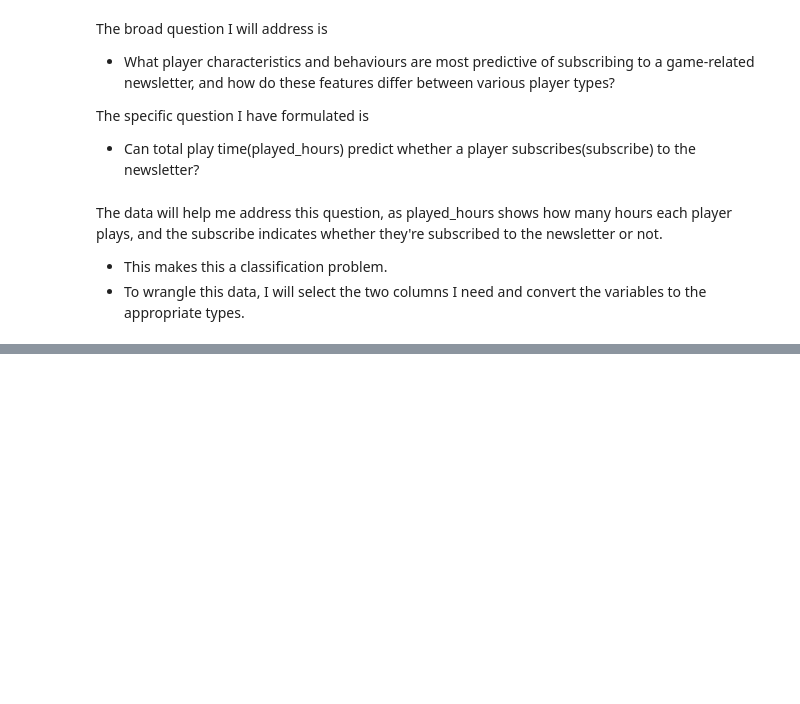
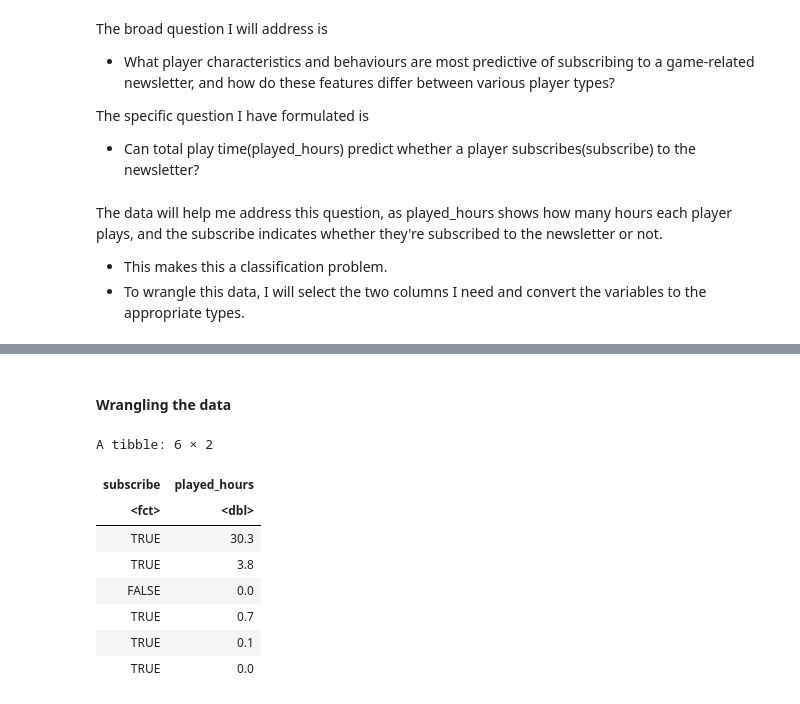
Before and after one commit to jeyacheema/project_planning_individual, a Jupyter notebook: project_planning.ipynb, the cells around one changed output, grey strips where cells are left out. Drawn from its saved outputs; the diff is of its cells as text; code cells hidden in the pictures; blank space fills up the shorter version.

```diff
--- a/project_planning.ipynb
+++ b/project_planning.ipynb
@@ -178,0 +205,17 @@ The data will help me address this question, as played_hours shows how many hour
+# %% [markdown]
+#### Wrangling the data
+# %%
+players_wrangle<-players_data|>
+select(subscribe, played_hours)|>
+mutate(subscribe=as.factor(subscribe))
+head(players_wrangle)
+# %% [output]
+A tibble: 6 × 2
+| subscribe | played_hours |
+| <fct> | <dbl> |
+| TRUE | 30.3 |
+| TRUE | 3.8 |
+| FALSE | 0.0 |
+| TRUE | 0.7 |
+| TRUE | 0.1 |
+| TRUE | 0.0 |
```
Also changed, not shown: parts of 14 cells of this notebook.
